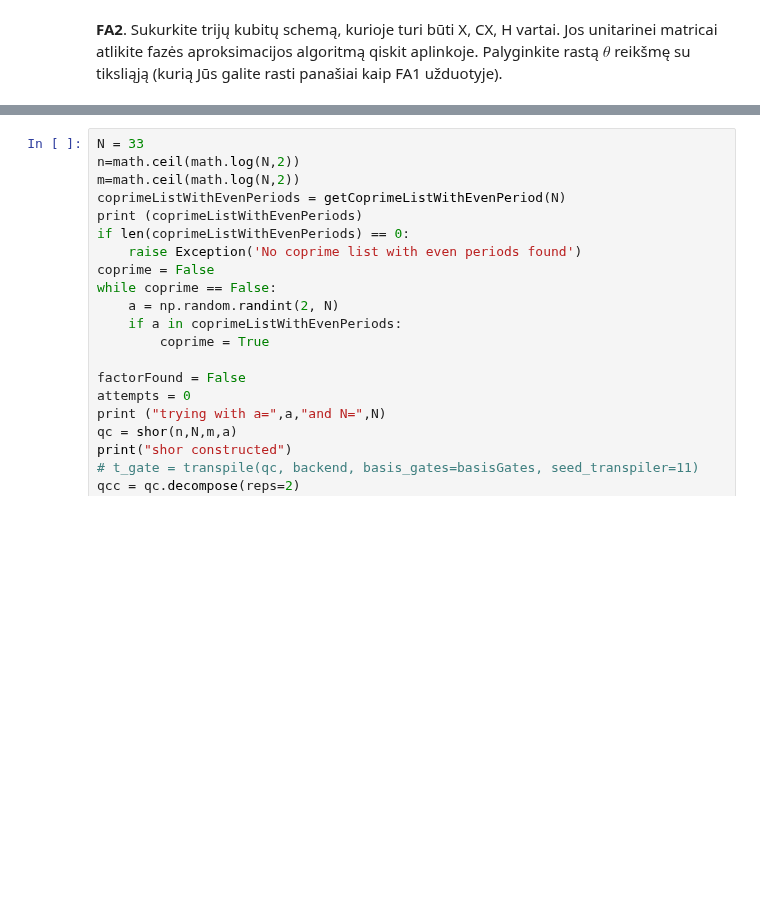
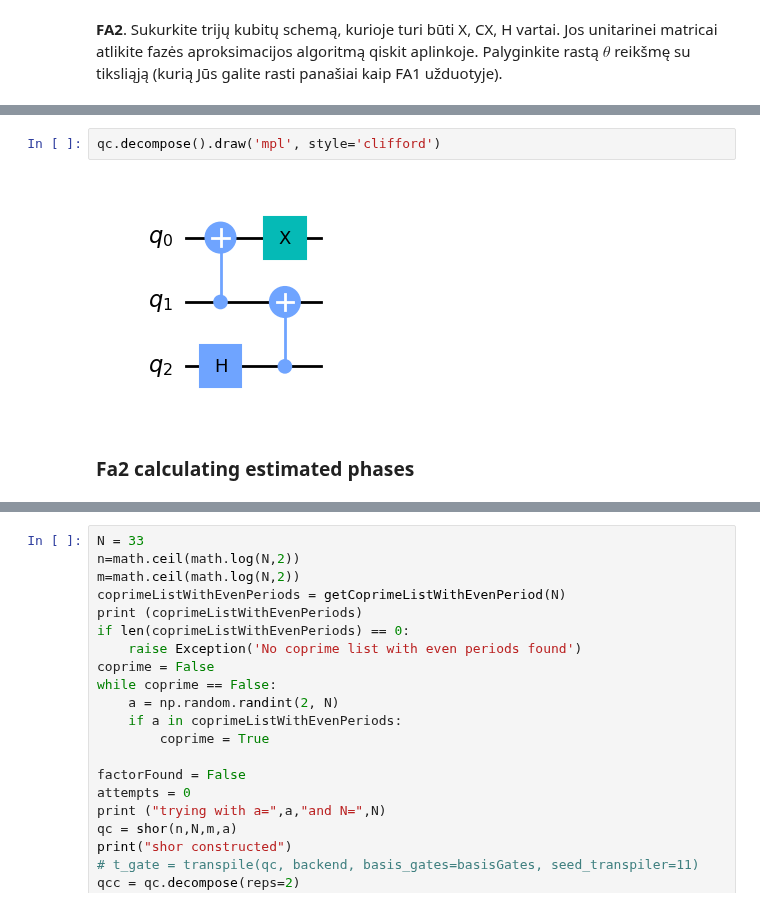
Before and after one commit to cezaris13/QuantumComputing, a Jupyter notebook: Quantum 2 lab/QuantumLab2.2.ipynb, the cells around one changed output, grey strips where cells are left out. Drawn from its saved outputs; the diff is of its cells as text; blank space fills up the shorter version.

```diff
--- a/Quantum 2 lab/QuantumLab2.2.ipynb
+++ b/Quantum 2 lab/QuantumLab2.2.ipynb
@@ -302,0 +318,6 @@ actual phases:
+# %%
+qc.decompose().draw('mpl', style='clifford')
+# %% [output]
+[figure, added]
+# %% [markdown]
+### Fa2 calculating estimated phases
```
Also changed, not shown: parts of 23 cells of this notebook.
